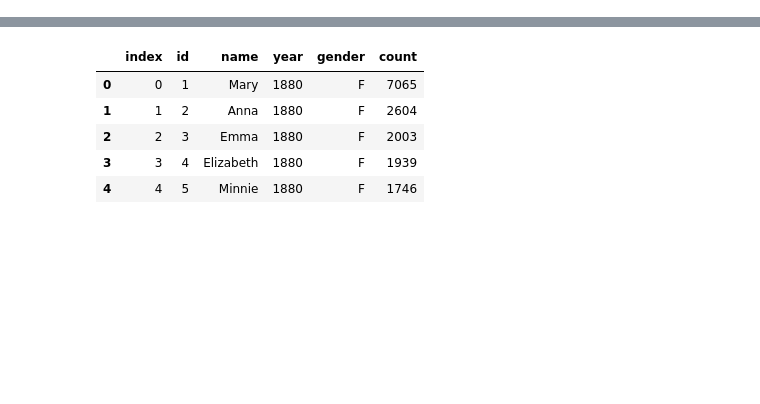
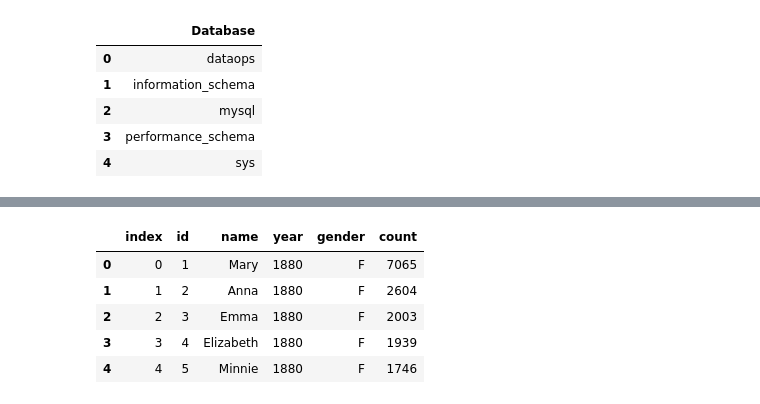
Before and after one commit to Hyunsoo-Ryan-Lee/Spark_Streaming, a Jupyter notebook: local_spark.ipynb, the cells around one changed output, grey strips where cells are left out. Saved outputs shown, nothing was run; the diff lists cells and outputs as text; code cells hidden in the pictures; blank space fills up the shorter version.

```diff
--- a/local_spark.ipynb
+++ b/local_spark.ipynb
@@ -10,3 +6,16 @@ cursor = mysql.connect()
+# %%
+mysql = create_engine(f"mysql+pymysql://hyunsoo:910506@localhost:3306/dataops?charset=utf8mb4")
+
+cursor = mysql.connect()
+
+pd.read_sql("SHOW DATABASES", mysql)
+# %% [output]
+|  | Database |
+| 0 | dataops |
+| 1 | information_schema |
+| 2 | mysql |
+| 3 | performance_schema |
+| 4 | sys |
 # %%
 postgres = create_engine(f"postgresql://yein:941021@localhost:5432/postgres")
 
```
Also changed, not shown: parts of 5 cells of this notebook, 15 other files.
